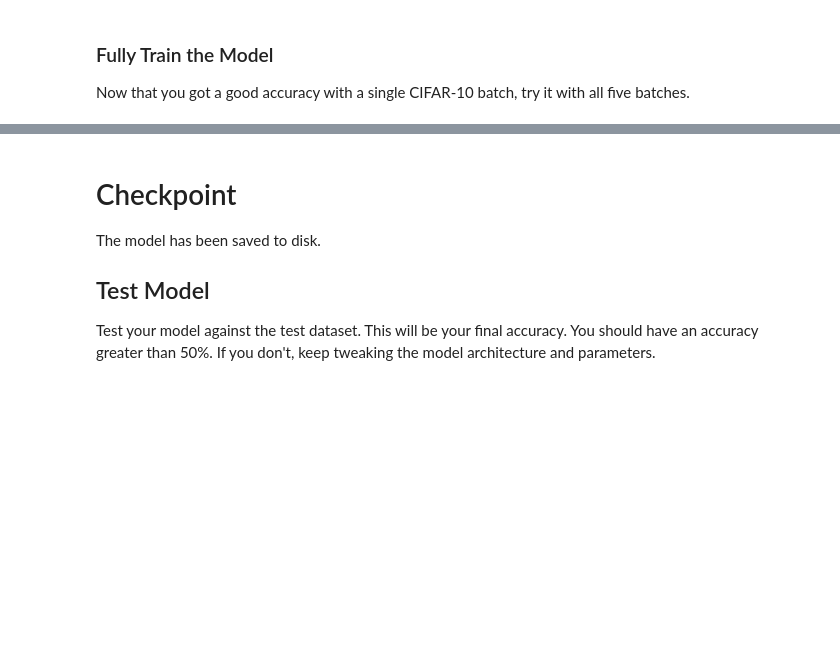
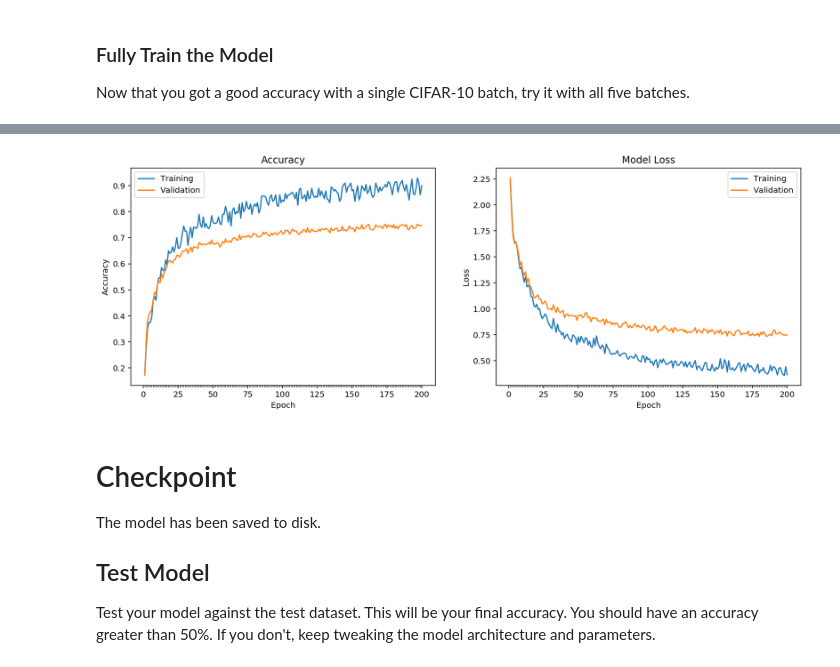
Before and after one commit to pritywiz/MLcourse, a Jupyter notebook: image-classification/image_classification.ipynb, the cells around one changed output, grey strips where cells are left out. Saved outputs shown, nothing was run; the diff lists cells and outputs as text; code cells hidden in the pictures; blank space fills up the shorter version.

```diff
--- a/image-classification/image_classification.ipynb
+++ b/image-classification/image_classification.ipynb
@@ -630,6 +707,8 @@ Epoch 50, CIFAR-10 Batch 1:  Loss:     0.2194 Validation Accuracy: 0.587000
 ### Fully Train the Model
 Now that you got a good accuracy with a single CIFAR-10 batch, try it with all five batches.
 # %%
+stat_data  = {"loss" : [], "train_acc": [], "valid_acc": [], "val_loss" : []}
+
 """
 DON'T MODIFY ANYTHING IN THIS CELL
 """
@@ -644,11 +723,29 @@ with tf.Session() as sess:
     for epoch in range(epochs):
         # Loop over all batches
         n_batches = 5
+
+        ttrain_acc = 0.0
+        tloss = 0.0
+        tvalid_acc = 0.0
+        tvloss = 0.0
+
         for batch_i in range(1, n_batches + 1):
             for batch_features, batch_labels in helper.load_preprocess_training_batch(batch_i, batch_size):
                 train_neural_network(sess, optimizer, keep_probability, batch_features, batch_labels)
-            print('Epoch {:>2}, CIFAR-10 Batch {}:  '.format(epoch + 1, batch_i), end='')
+            print('Epoch {:>3}, CIFAR-10 Batch {}:  '.format(epoch + 1, batch_i), end='')
             print_stats(sess, batch_features, batch_labels, cost, accuracy)
+
+            # get the mean of Validation and Accuracy within batch
+            ttrain_acc += train_acc
+            tloss += loss
+            tvalid_acc += valid_acc
+            tvloss += vloss
+
+        # Code added to get visualization of the accuracy and loss trend
+        stat_data["train_acc"].append(ttrain_acc / n_batches)
+        stat_data["valid_acc"].append(tvalid_acc / n_batches)
+        stat_data["loss"].append(tloss / n_batches)
+        stat_data["val_loss"].append(tvloss / n_batches)
 
     # Save Model
     saver = tf.train.Saver()
@@ -674,3 +771,7 @@ Epoch 50, CIFAR-10 Batch 5:  Loss:     0.0064 Validation Accuracy: 0.722600
+# %%
+plot_stats(stat_data)
+# %% [output]
+[figure, added]
 # %% [markdown]
 # Checkpoint
 The model has been saved to disk.
```
Also changed, not shown: parts of 13 cells of this notebook, 1 other file.
